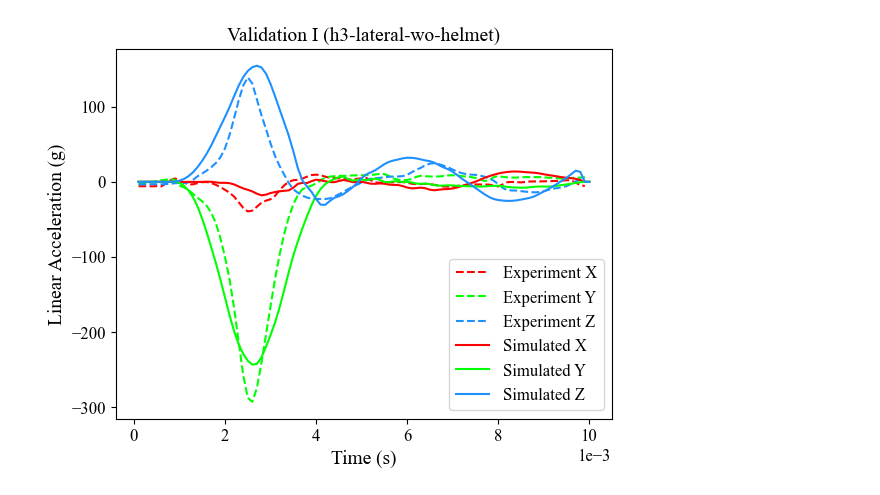
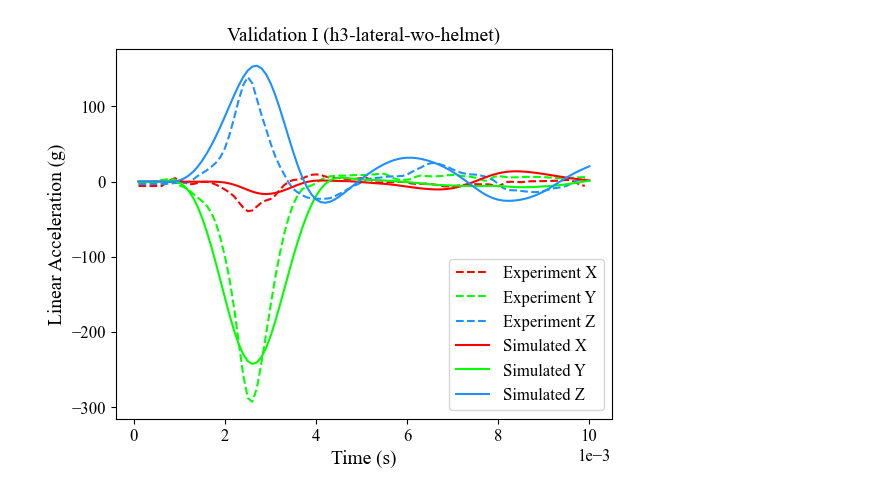
Before and after one commit to pranavduraisamy/helmet-fit-bayes-opt, a Jupyter notebook: model-validation/h3-lateral-wo-helmet/postprocessing.ipynb, the cells around one changed output. Saved outputs shown, nothing was run; the diff lists cells and outputs as text; code cells hidden in the pictures.

Commit message:
Adding hic fn, and updating filter+

```diff
--- a/model-validation/h3-lateral-wo-helmet/postprocessing.ipynb
+++ b/model-validation/h3-lateral-wo-helmet/postprocessing.ipynb
@@ -1,6 +1,7 @@
 # %%
 import re
 import pandas as pd
+import scipy.signal as signal
 import matplotlib.pyplot as plt
 import numpy as np
 
@@ -8,34 +9,13 @@ plt.rcParams["font.family"] = "Times New Roman"
 plt.rcParams["font.size"] = 12
 
 
-def cfc(signal, time):
-    signal = np.asarray(signal)
-    time = np.asarray(time)
-
-    dt = np.mean(np.diff(time))
-    cfc = 1000  # CFC 1000
-    wd = 2 * np.pi * cfc / 0.6 * 1.25
-    wa = np.tan(wd * dt / 2.0)
-    a0 = wa**2 / (1 + wa**2 + np.sqrt(2) * wa)
-    a1 = 2 * a0
-    a2 = a0
-    b1 = -2 * (wa**2 - 1) / (1 + wa**2 + np.sqrt(2) * wa)
-    b2 = (-1 + np.sqrt(2) * wa - wa**2) / (1 + wa**2 + np.sqrt(2) * wa)
-    y = np.zeros_like(signal)
-    for i in range(2, len(signal)):
-        y[i] = (
-            a0 * signal[i]
-            + a1 * signal[i - 1]
-            + a2 * signal[i - 2]
-            + b1 * y[i - 1]
-            + b2 * y[i - 2]
-        )
-    x = y.copy()
-    y = np.zeros_like(signal)
-    for i in range(len(signal) - 3, -1, -1):
-        y[i] = a0 * x[i] + a1 * x[i + 1] + a2 * x[i + 2] + b1 * y[i + 1] + b2 * y[i + 2]
-
-    return y
+def cfc(data, cutoff_frequency=1000, sampling_rate=10000):
+    filter_order = 4
+    nyquist_frequency = 0.5 * sampling_rate
+    normalized_cutoff = cutoff_frequency / nyquist_frequency
+    b, a = signal.butter(filter_order, normalized_cutoff, btype='low', analog=False)
+    filtered_data = signal.filtfilt(b, a, data)
+    return filtered_data
 # %%
 num_pattern = r"[+-]?\d+\.\d+E[+-]?\d+"
 time_pattern = r"at time\s*([+-]?\d+\.\d+E[+-]?\d+)"
@@ -71,34 +51,34 @@ time = np.linspace(0.0001, 0.01, 100)
 lit_x = pd.read_csv("literature_X.csv", header=None)
 lit_y = pd.read_csv("literature_Y.csv", header=None)
 lit_z = pd.read_csv("literature_Z.csv", header=None)
 
 plt.plot(lit_x[0], lit_x[1], color="r", label="Experiment X", linestyle="--")
 plt.plot(lit_y[0], lit_y[1], color="lime", label="Experiment Y", linestyle="--")
 plt.plot(lit_z[0], lit_z[1], color="dodgerblue", label="Experiment Z", linestyle="--")
 
 plt.plot(
     time,
-    cfc(accel_df["X"] * -101.9716, time),
+    cfc(accel_df["X"] * -(1000.0 / 9.80665)),
     color="r",
     label="Simulated X",
 )
 plt.plot(
     time,
-    cfc(accel_df["Y"] * -101.9716, time),
+    cfc(accel_df["Y"] * -(1000.0 / 9.80665)),
     color="lime",
     label="Simulated Y",
 )
 plt.plot(
     time,
-    cfc(accel_df["Z"] * 101.9716, time),
+    cfc(accel_df["Z"] * (1000.0 / 9.80665)),
     color="dodgerblue",
     label="Simulated Z",
 )
 
 plt.legend()
 plt.xlabel("Time (s)", fontsize=14)
 plt.ylabel("Linear Acceleration (g)", fontsize=14)
 plt.title("Validation I (h3-lateral-wo-helmet)", fontsize=14)
 plt.ticklabel_format(axis="x", style="sci", scilimits=(-3, -3))
 # %% [output]
-[figure, old version]
+[figure, new version]
```
Also changed, not shown: 1 other file.
